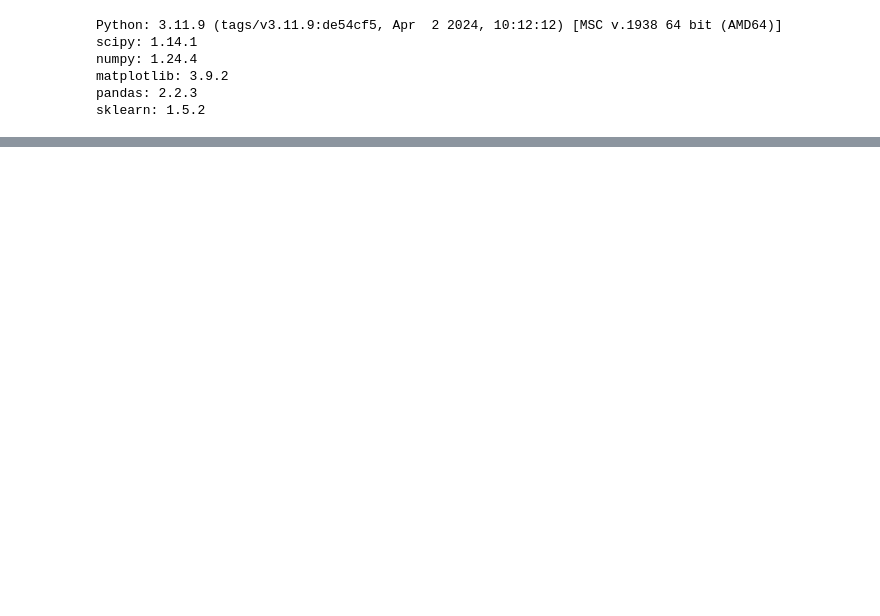
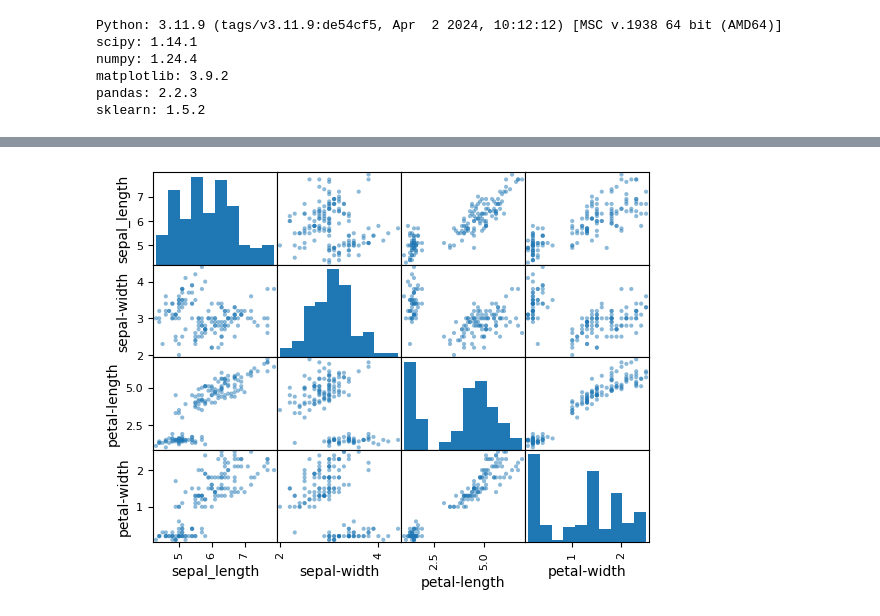
Before and after one commit to Vishnu-Devhub/iris-classification, a Jupyter notebook: iris.ipynb, the cells around one changed output, grey strips where cells are left out. Cells and saved outputs as stored; diff of their text form; code cells hidden in the pictures; blank space fills up the shorter version.

```diff
--- a/iris.ipynb
+++ b/iris.ipynb
@@ -46,0 +110,7 @@ from sklearn.svm import SVC
+# %%
+# Multivariant plots (helpful to spot structured relationships between input variables.)
+# Scatter plot matrix
+scatter_matrix(dataset)
+plt.show()
+# %% [output]
+[figure, added]
```
Also changed, not shown: parts of 4 cells of this notebook.
